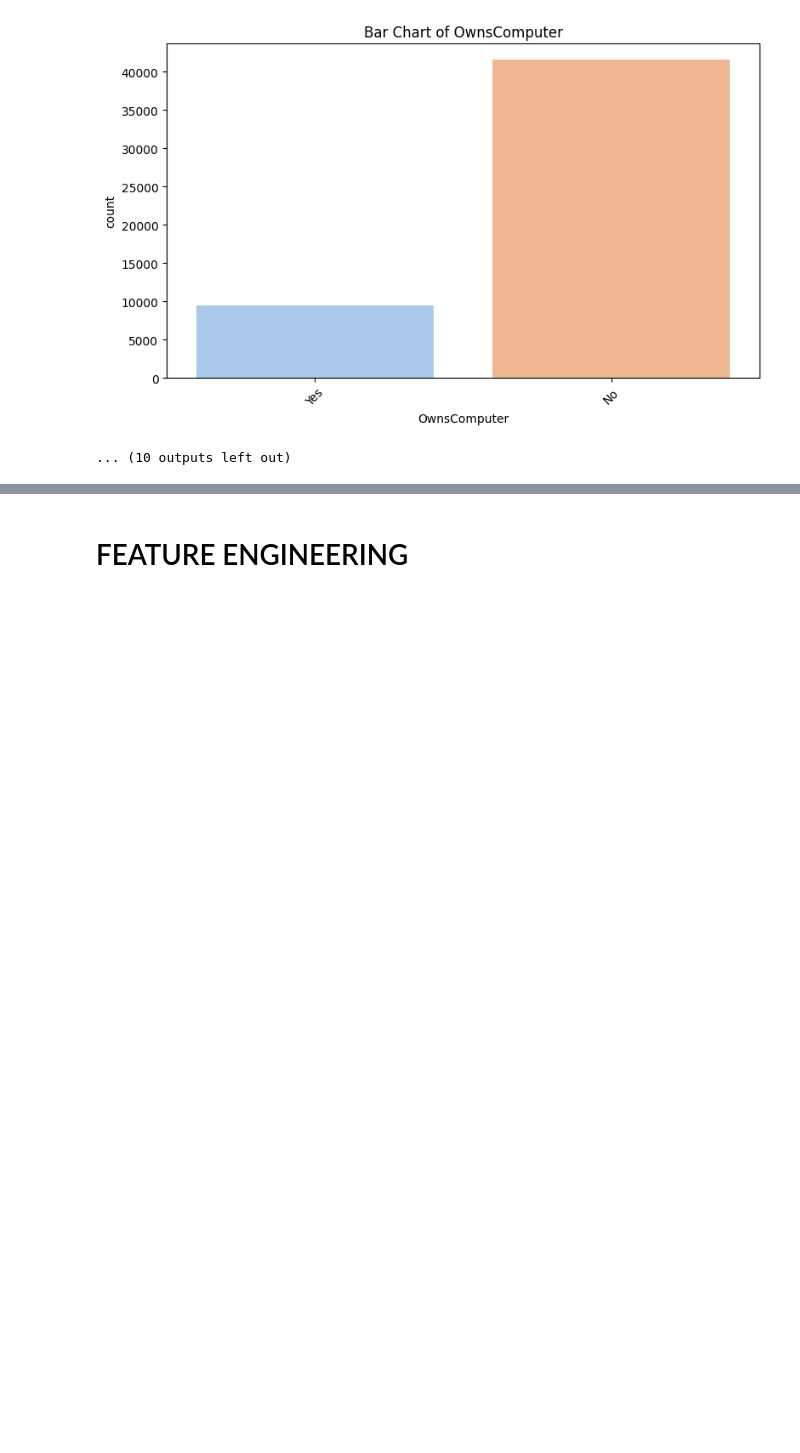
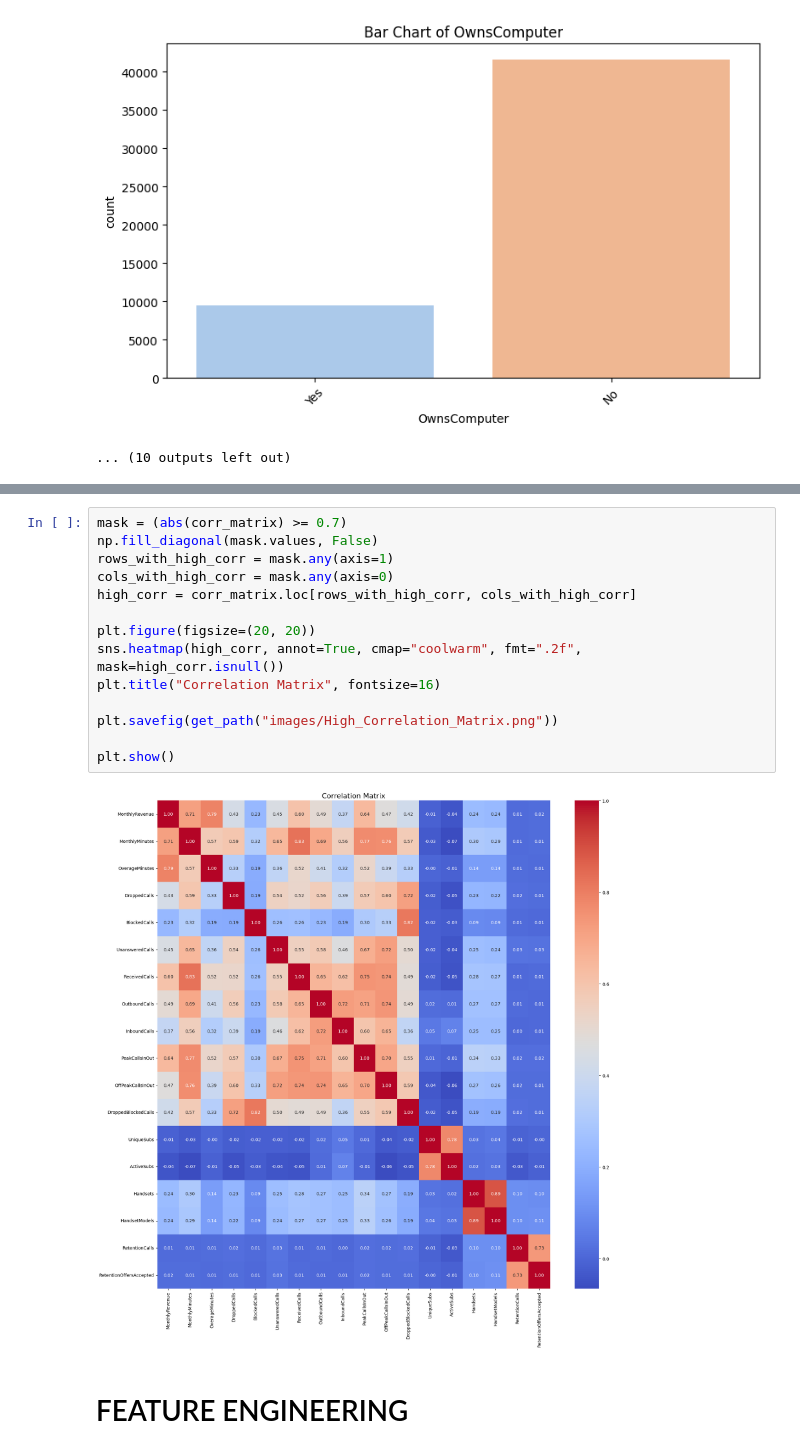
Before and after one commit to sthasubin429/slpt, a Jupyter notebook: src/telecom_churn.ipynb, the cells around one changed output, grey strips where cells are left out. Drawn from its saved outputs; the diff is of its cells as text; blank space fills up the shorter version.

Commit message:
add high correlation

```diff
--- a/src/telecom_churn.ipynb
+++ b/src/telecom_churn.ipynb
@@ -287,6 +288,22 @@ plt.title("Correlation Matrix", fontsize=16)
 plt.show()
 # %% [output]
 [figure]
+# %%
+mask = (abs(corr_matrix) >= 0.7)
+np.fill_diagonal(mask.values, False)
+rows_with_high_corr = mask.any(axis=1)
+cols_with_high_corr = mask.any(axis=0)
+high_corr = corr_matrix.loc[rows_with_high_corr, cols_with_high_corr]
+
+plt.figure(figsize=(20, 20))
+sns.heatmap(high_corr, annot=True, cmap="coolwarm", fmt=".2f", mask=high_corr.isnull())
+plt.title("Correlation Matrix", fontsize=16)
+
+plt.savefig(get_path("images/High_Correlation_Matrix.png"))
+
+plt.show()
+# %% [output]
+[figure, added]
 # %% [markdown]
 # FEATURE ENGINEERING
 # %%
```
Also changed, not shown: parts of 2 cells of this notebook, 2 other files.
